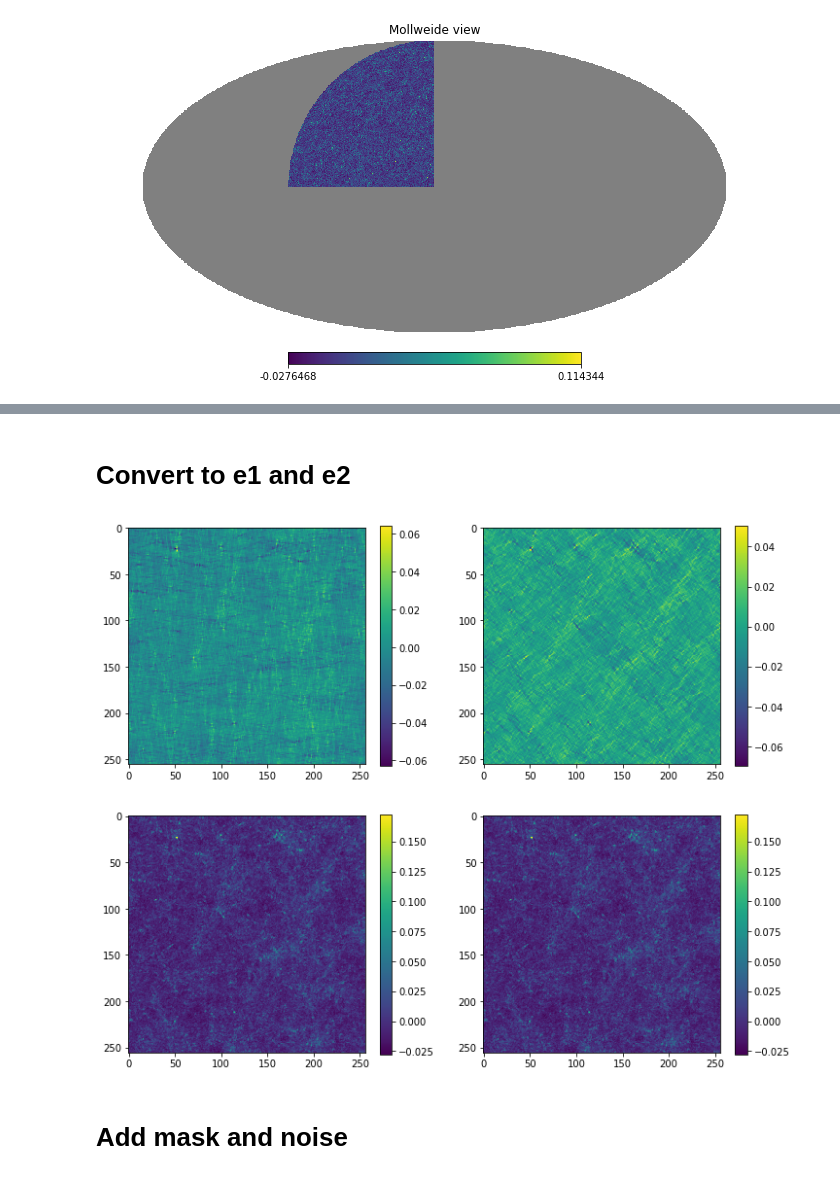
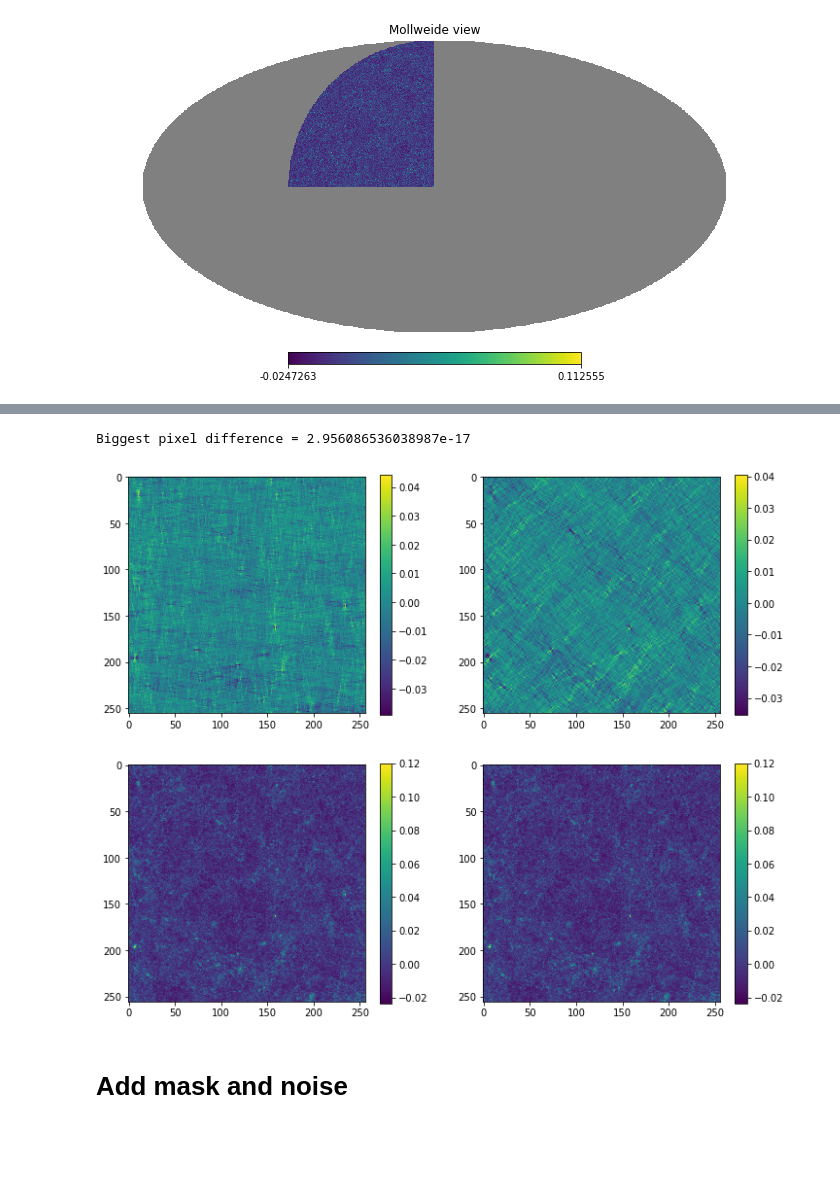
Before and after one commit to NiallJeffrey/DeepMass, a Jupyter notebook: notebooks/picola_training.ipynb, the cells around one changed output, grey strips where cells are left out. Drawn from its saved outputs; the diff is of its cells as text; code cells hidden in the pictures; blank space fills up the shorter version.

```diff
--- a/notebooks/picola_training.ipynb
+++ b/notebooks/picola_training.ipynb
@@ -175,2 +140,5 @@ picola_example = hp.read_map('../picola_training/kappaC_rescaled.fits', verbose=
+# %%
+example_picola_file = '../../peaks/l-picola_peak_statistics/kappaA/kappa_nicaea_rescaled/kappa_nicaea24.fits'
+picola_example = hp.read_map(example_picola_file, verbose=False)
 # %%
 reduced_nside = 1024
@@ -197,2 +158,0 @@ _ =plt.figure(figsize=(8,8)), plt.imshow(patch), plt.colorbar()
-# %% [markdown]
-# Convert to e1 and e2
@@ -226,15 +159,22 @@ patch_test2 = kaiser_squires_square_maps(g1, g2) # old & different KS numerical
+# %%
+A_ft_diagonal = ld.ks_fourier_matrix(256)
+shear = ld.ks_inv(patch, A_ft_diagonal)
+patch_test = ld.ks(shear, A_ft_diagonal)
+print('Biggest pixel difference = ' + str(np.max(np.abs(patch-patch_test))))
+# %% [output]
+Biggest pixel difference = 2.956086536038987e-17
 # %%
 _ = plt.figure(figsize =(12,10))
 _ = plt.subplot(2,2,1)
-_ = plt.imshow(g1), plt.colorbar()
+_ = plt.imshow(shear.real), plt.colorbar()
 _ = plt.subplot(2,2,2)
-_ = plt.imshow(g2), plt.colorbar()
+_ = plt.imshow(shear.imag), plt.colorbar()
 _ = plt.subplot(2,2,3)
 _ = plt.imshow(patch_test.real), plt.colorbar()
 _ = plt.subplot(2,2,4)
 _ = plt.imshow(patch), plt.colorbar()
 # %% [output]
-[figure, old version]
+[figure, new version]
 # %% [markdown]
 # Add mask and noise
 # %%
```
Also changed, not shown: parts of 41 cells of this notebook, 2 other files.
